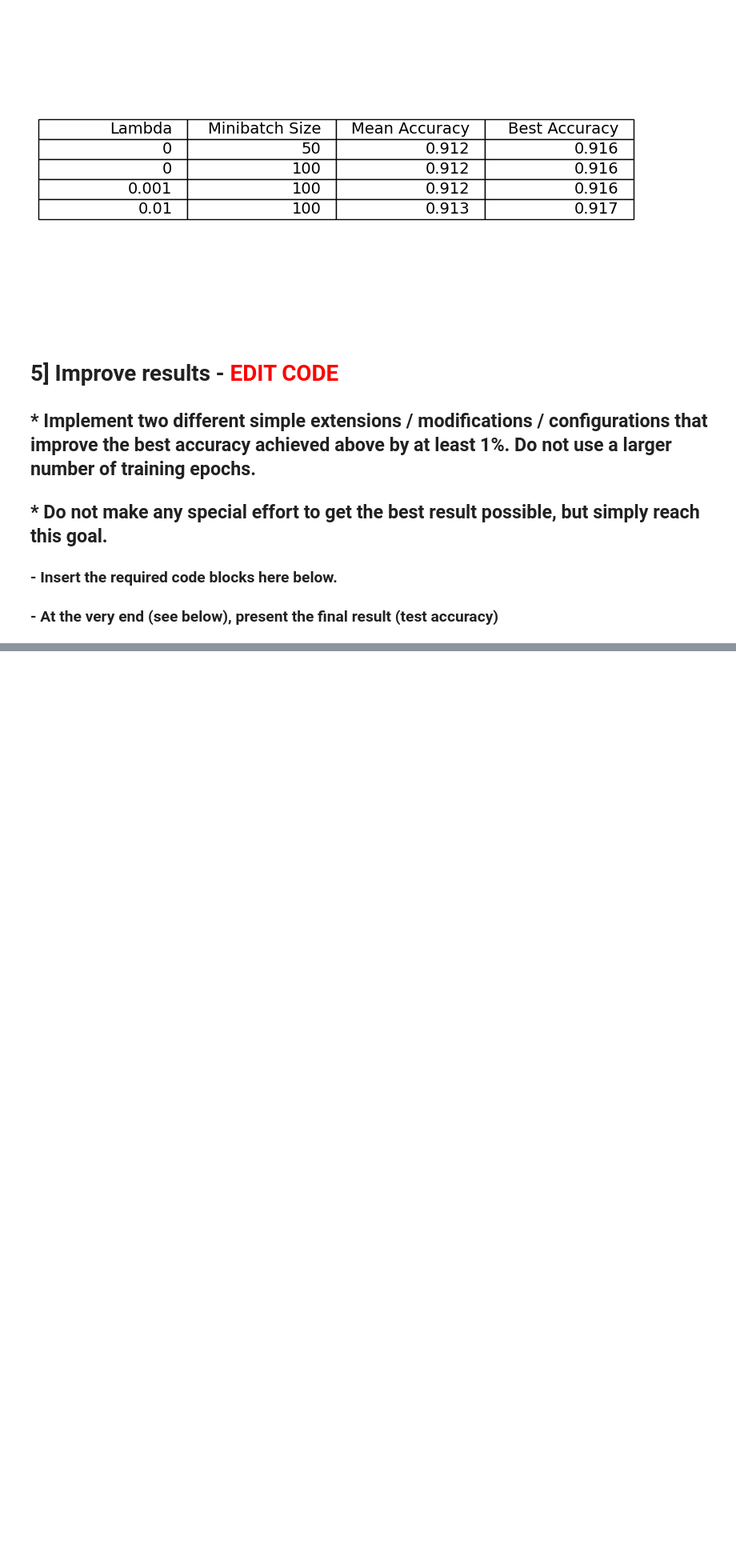
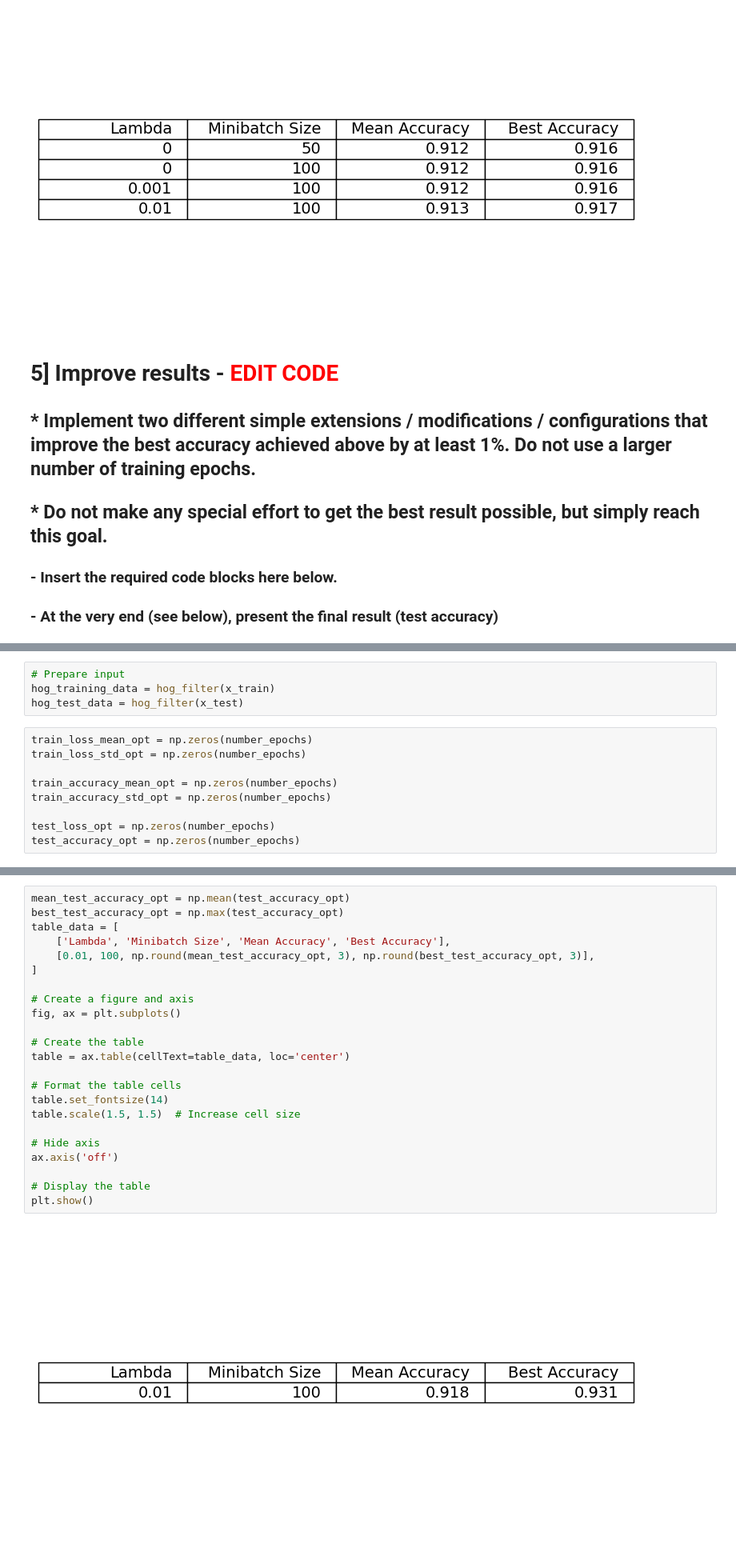
Before and after one commit to MacDucky/ComputerVision, a Jupyter notebook: assignment_3/assignment_03.ipynb, the cells around one changed output, grey strips where cells are left out. Shown at 80% size. Cells and saved outputs as stored; diff of their text form; blank space fills up the shorter version.

Commit message:
Improved by 0.5% accuracy
Finito!

```diff
--- a/assignment_3/assignment_03.ipynb
+++ b/assignment_3/assignment_03.ipynb
@@ -688,0 +702,13 @@ code block ...
+# %%
+# Prepare input
+hog_training_data = hog_filter(x_train)
+hog_test_data = hog_filter(x_test)
+# %%
+train_loss_mean_opt = np.zeros(number_epochs)
+train_loss_std_opt = np.zeros(number_epochs)
+
+train_accuracy_mean_opt = np.zeros(number_epochs)
+train_accuracy_std_opt = np.zeros(number_epochs)
+
+test_loss_opt = np.zeros(number_epochs)
+test_accuracy_opt = np.zeros(number_epochs)
@@ -688,0 +777,25 @@ code block ...
+# %%
+mean_test_accuracy_opt = np.mean(test_accuracy_opt)
+best_test_accuracy_opt = np.max(test_accuracy_opt)
+table_data = [
+    ['Lambda', 'Minibatch Size', 'Mean Accuracy', 'Best Accuracy'],
+    [0.01, 100, np.round(mean_test_accuracy_opt, 3), np.round(best_test_accuracy_opt, 3)],
+]
+
+# Create a figure and axis
+fig, ax = plt.subplots()
+
+# Create the table
+table = ax.table(cellText=table_data, loc='center')
+
+# Format the table cells
+table.set_fontsize(14)
+table.scale(1.5, 1.5)  # Increase cell size
+
+# Hide axis
+ax.axis('off')
+
+# Display the table
+plt.show()
+# %% [output]
+[figure, added]
```
Also changed, not shown: parts of 13 cells of this notebook.
